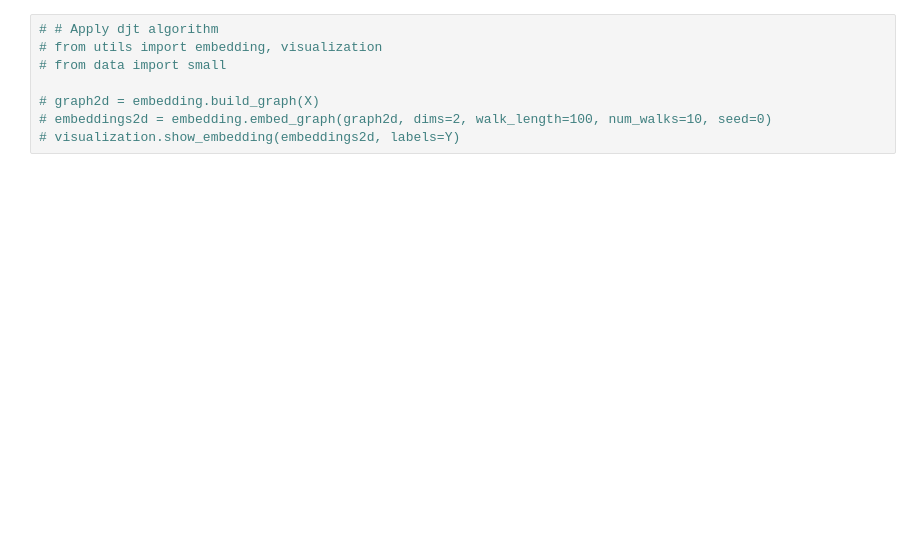
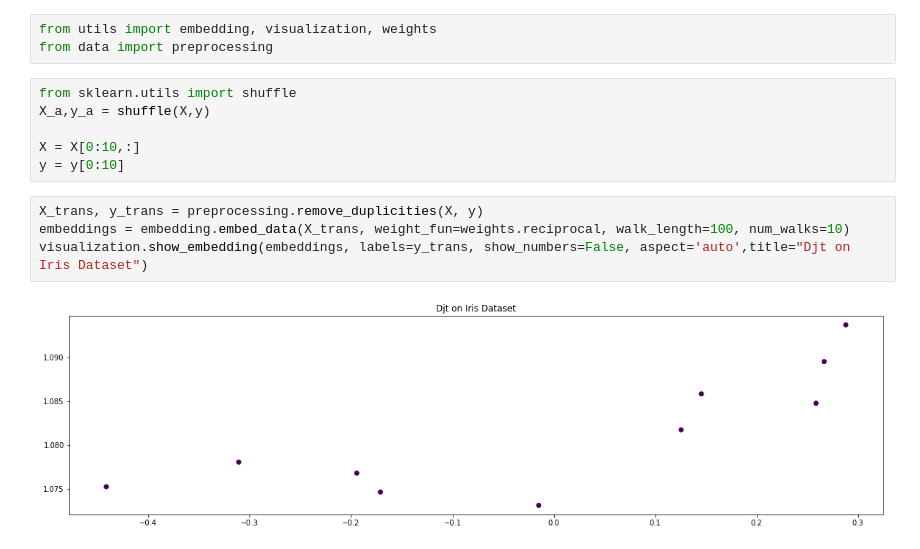
Before and after one commit to radajakub/GML-dim-reduction, a Jupyter notebook: src/comparaison.ipynb, the cells around one changed output. Drawn from its saved outputs; the diff is of its cells as text; blank space fills up the shorter version.

```diff
--- a/src/comparaison.ipynb
+++ b/src/comparaison.ipynb
@@ -45,8 +51,15 @@ plt.show()
-# %%
-# # Apply djt algorithm
-# from utils import embedding, visualization
-# from data import small
-
-# graph2d = embedding.build_graph(X)
-# embeddings2d = embedding.embed_graph(graph2d, dims=2, walk_length=100, num_walks=10, seed=0)
-# visualization.show_embedding(embeddings2d, labels=Y)
+# %%
+from utils import embedding, visualization, weights
+from data import preprocessing
+# %%
+from sklearn.utils import shuffle
+X_a,y_a = shuffle(X,y)
+
+X = X[0:10,:]
+y = y[0:10]
+# %%
+X_trans, y_trans = preprocessing.remove_duplicities(X, y)
+embeddings = embedding.embed_data(X_trans, weight_fun=weights.reciprocal, walk_length=100, num_walks=10)
+visualization.show_embedding(embeddings, labels=y_trans, show_numbers=False, aspect='auto',title="Djt on Iris Dataset")
+# %% [output]
+[figure, added]
```
Also changed, not shown: parts of 3 cells of this notebook, 1 other file.
